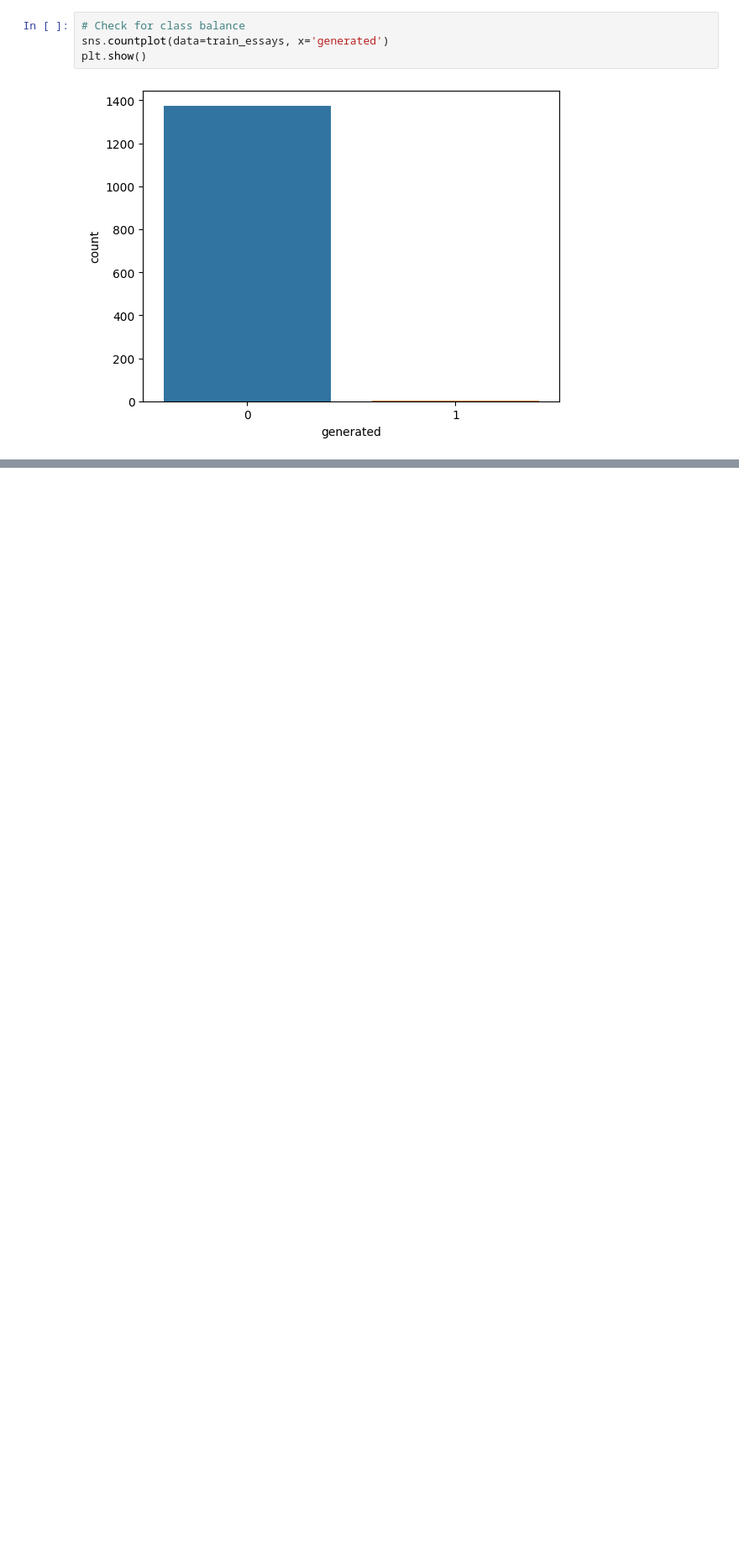
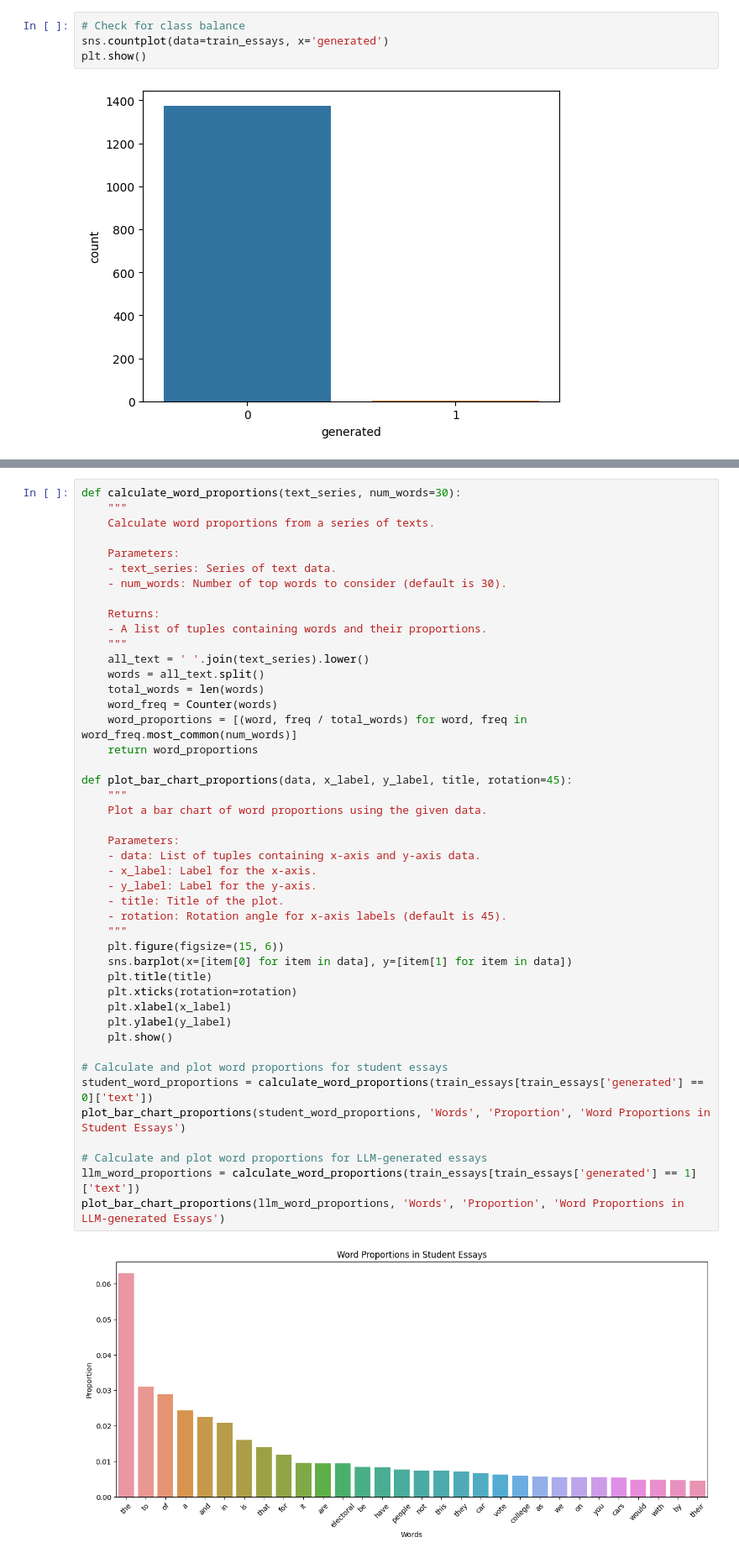
Before and after one commit to shpatrickguo/Mi2S, a Jupyter notebook: detect-ai-generated-text.ipynb, the cells around one changed output, grey strips where cells are left out. Shown at 84% size. Saved outputs shown, nothing was run; the diff lists cells and outputs as text; blank space fills up the shorter version.

```diff
--- a/detect-ai-generated-text.ipynb
+++ b/detect-ai-generated-text.ipynb
@@ -700,0 +352,47 @@ There is no statistically significant difference in cosine similarity scores.
+# %%
+def calculate_word_proportions(text_series, num_words=30):
+    """
+    Calculate word proportions from a series of texts.
+
+    Parameters:
+    - text_series: Series of text data.
+    - num_words: Number of top words to consider (default is 30).
+
+    Returns:
+    - A list of tuples containing words and their proportions.
+    """
+    all_text = ' '.join(text_series).lower()
+    words = all_text.split()
+    total_words = len(words)
+    word_freq = Counter(words)
+    word_proportions = [(word, freq / total_words) for word, freq in word_freq.most_common(num_words)]
+    return word_proportions
+
+def plot_bar_chart_proportions(data, x_label, y_label, title, rotation=45):
+    """
+    Plot a bar chart of word proportions using the given data.
+
+    Parameters:
+    - data: List of tuples containing x-axis and y-axis data.
+    - x_label: Label for the x-axis.
+    - y_label: Label for the y-axis.
+    - title: Title of the plot.
+    - rotation: Rotation angle for x-axis labels (default is 45).
+    """
+    plt.figure(figsize=(15, 6))
+    sns.barplot(x=[item[0] for item in data], y=[item[1] for item in data])
+    plt.title(title)
+    plt.xticks(rotation=rotation)
+    plt.xlabel(x_label)
+    plt.ylabel(y_label)
+    plt.show()
+
+# Calculate and plot word proportions for student essays
+student_word_proportions = calculate_word_proportions(train_essays[train_essays['generated'] == 0]['text'])
+plot_bar_chart_proportions(student_word_proportions, 'Words', 'Proportion', 'Word Proportions in Student Essays')
+
+# Calculate and plot word proportions for LLM-generated essays
+llm_word_proportions = calculate_word_proportions(train_essays[train_essays['generated'] == 1]['text'])
+plot_bar_chart_proportions(llm_word_proportions, 'Words', 'Proportion', 'Word Proportions in LLM-generated Essays')
+# %% [output]
+[figure, added]
```
Also changed, not shown: parts of 77 cells of this notebook.
